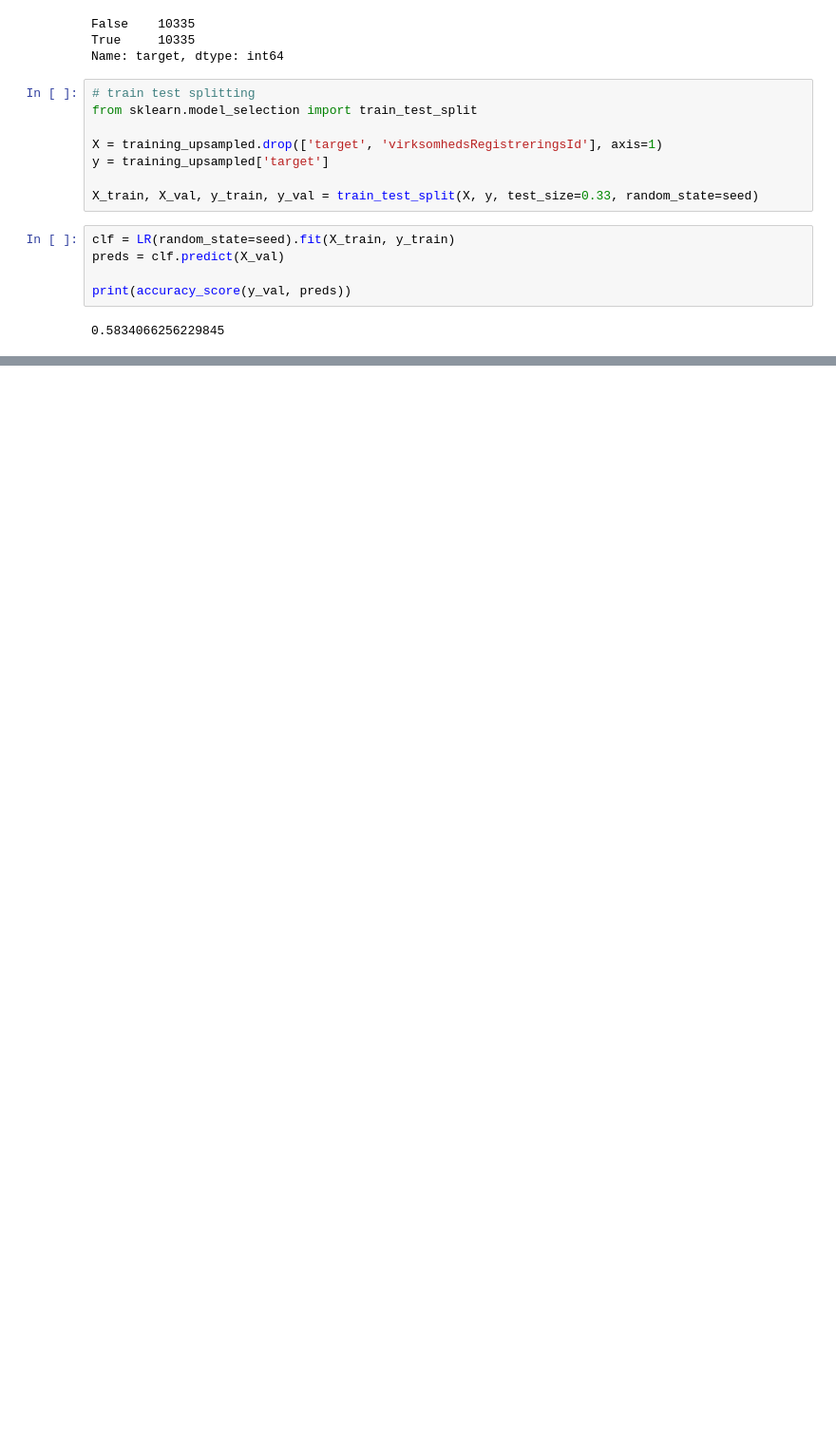
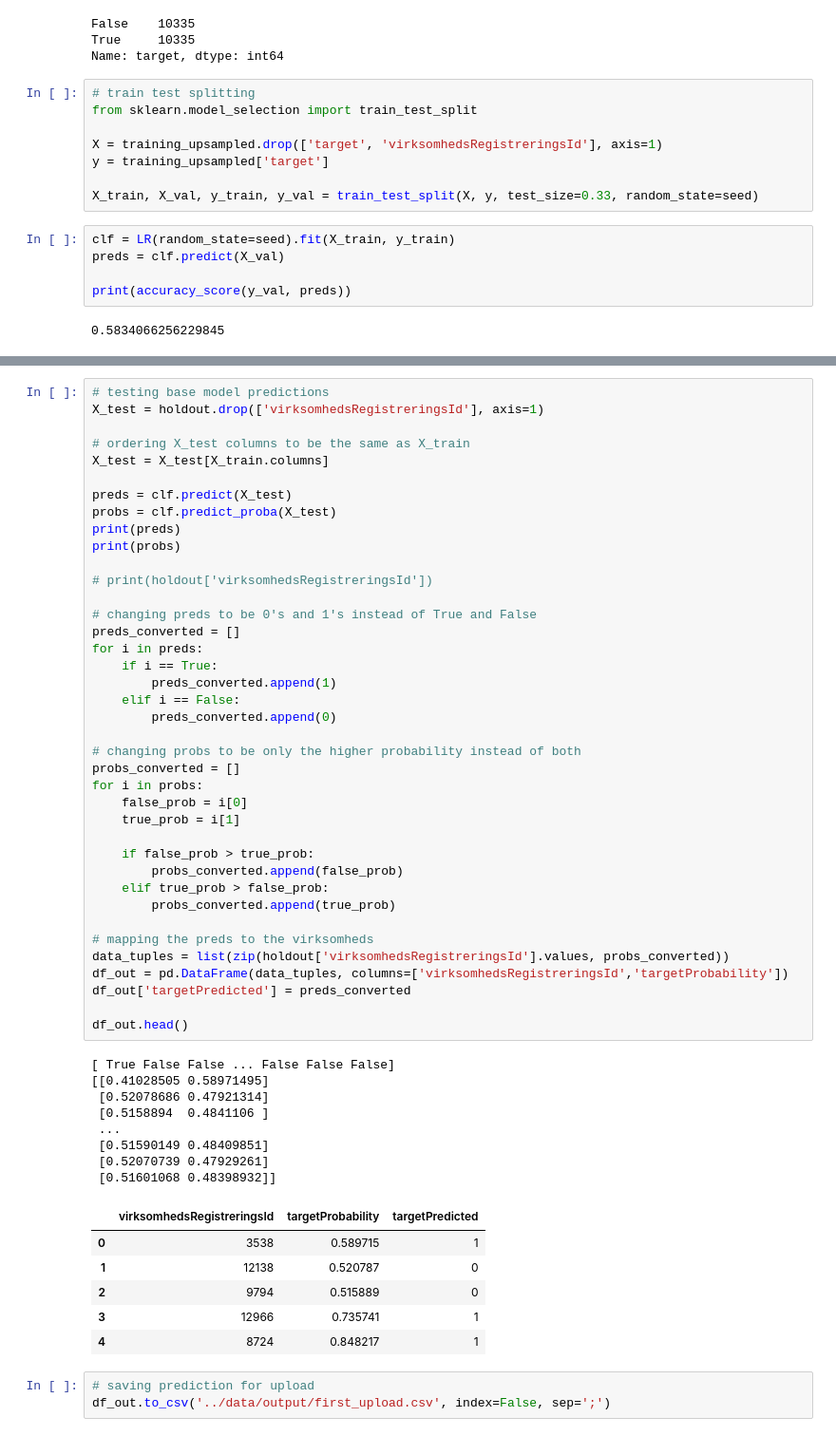
Before and after one commit to data-analysis-1117/aidan_stuff, a Jupyter notebook: notebooks/base predicting.ipynb, the cells around one changed output, grey strips where cells are left out. Shown at 95% size. Cells and saved outputs as stored; diff of their text form; blank space fills up the shorter version.

```diff
--- a/notebooks/base predicting.ipynb
+++ b/notebooks/base predicting.ipynb
@@ -224,0 +327,57 @@ print(accuracy_score(y_val, preds))
+# %%
+# testing base model predictions
+X_test = holdout.drop(['virksomhedsRegistreringsId'], axis=1)
+
+# ordering X_test columns to be the same as X_train
+X_test = X_test[X_train.columns]
+
+preds = clf.predict(X_test)
+probs = clf.predict_proba(X_test)
+print(preds)
+print(probs)
+
+# print(holdout['virksomhedsRegistreringsId'])
+
+# changing preds to be 0's and 1's instead of True and False
+preds_converted = []
+for i in preds:
+    if i == True:
+        preds_converted.append(1)
+    elif i == False:
+        preds_converted.append(0)
+
+# changing probs to be only the higher probability instead of both
+probs_converted = []
+for i in probs:
+    false_prob = i[0]
+    true_prob = i[1]
+
+    if false_prob > true_prob:
+        probs_converted.append(false_prob)
+    elif true_prob > false_prob:
+        probs_converted.append(true_prob)
+
+# mapping the preds to the virksomheds
+data_tuples = list(zip(holdout['virksomhedsRegistreringsId'].values, probs_converted))
+df_out = pd.DataFrame(data_tuples, columns=['virksomhedsRegistreringsId','targetProbability'])
+df_out['targetPredicted'] = preds_converted
+
+df_out.head()
+# %% [output]
+[ True False False ... False False False]
+[[0.41028505 0.58971495]
+ [0.52078686 0.47921314]
+ [0.5158894  0.4841106 ]
+ ...
+ [0.51590149 0.48409851]
+ [0.52070739 0.47929261]
+ [0.51601068 0.48398932]]
+|  | virksomhedsRegistreringsId | targetProbability | targetPredicted |
+| 0 | 3538 | 0.589715 | 1 |
+| 1 | 12138 | 0.520787 | 0 |
+| 2 | 9794 | 0.515889 | 0 |
+| 3 | 12966 | 0.735741 | 1 |
+| 4 | 8724 | 0.848217 | 1 |
+# %%
+# saving prediction for upload
+df_out.to_csv('../data/output/first_upload.csv', index=False, sep=';')
```
Also changed, not shown: parts of 10 cells of this notebook, 3 other files.
